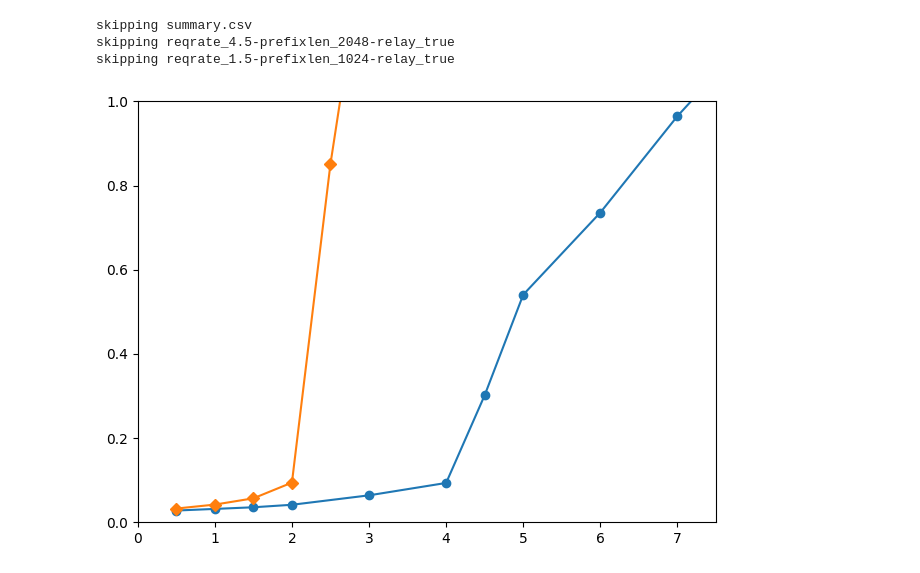
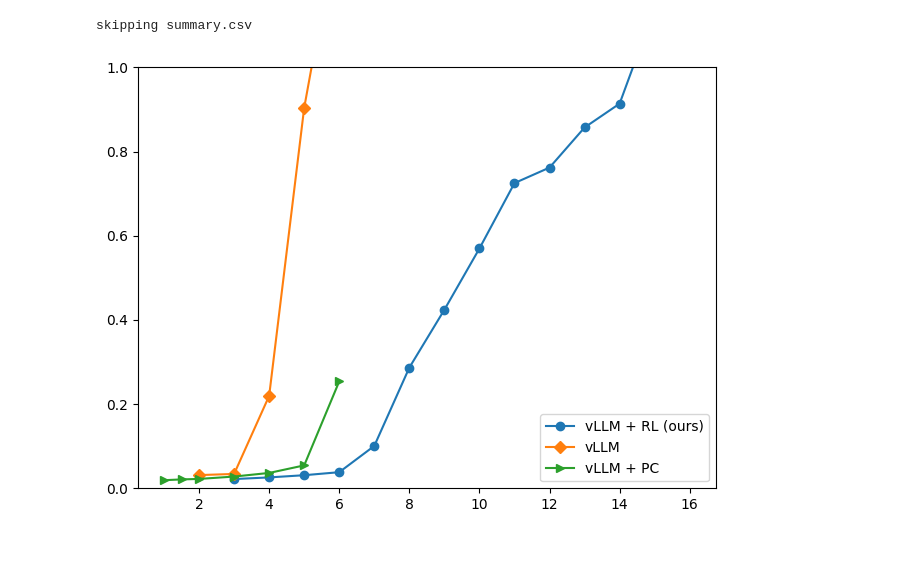
Before and after one commit to rayleizhu/vllm-ra, a Jupyter notebook: _scripts/plot_interactive_bench.ipynb, the cells around one changed output. Drawn from its saved outputs; the diff is of its cells as text; code cells hidden in the pictures.

Commit message:
a100 40g 13b bench

```diff
--- a/_scripts/plot_interactive_bench.ipynb
+++ b/_scripts/plot_interactive_bench.ipynb
@@ -5,7 +5,7 @@ from typing import List
 
 import pandas
 
-benchmark_result_dir = "../outputs/interactive_bench_sharegpt/NVIDIA-A40/Llama-2-7b-hf"
+benchmark_result_dir = "../outputs/interactive_bench_sharegpt/NVIDIA-A100-PCIE-40GB/Llama-2-7b-hf"
 
 all_data = []
 # Loop through the items in the directory
@@ -44,50 +44,52 @@ df = pandas.DataFrame(all_data)
 df.to_csv(os.path.join(benchmark_result_dir, "summary.csv"), index=False)
 # %% [output]
 skipping summary.csv
-skipping reqrate_4.5-prefixlen_2048-relay_true
-skipping reqrate_1.5-prefixlen_1024-relay_true
 # %%
 import matplotlib.pyplot as plt
 import numpy as np
 
 prefixlen_plot = 512
 metric_plot = 'avg_per_output_token_latency'
-line_styles = ['-o', '-D']
-reqrate_plot = [0.5, 1.0, 1.2, 1.5, 2.0, 2.2, 2.4, 2.5, 3.0, 4.0, 4.5, 5.0, 6.0, 7.0, 7.5, 8.0] # set of values
+line_styles = ['-o', '-D', '->']
+# reqrate_plot = [0.5, 1.0, 1.2, 1.5, 2.0, 2.2, 2.4, 2.5, 3.0, 4.0, 4.5, 5.0, 6.0, 7.0, 7.5, 8.0] # set of values
+# reqrate_plot = list(np.linspace(0))
 
 condition = (df['prefixlen']==prefixlen_plot)
 condition_dict = {
     'vLLM + RL (ours)': condition & (df['relay']=='true') ,
-    'vLLM': condition & (df['relay']=='false')
+    'vLLM': condition & (df['relay']=='false'),
+    'vLLM + PC': condition & (df['relay']=='promptcache')
 }
 
 data_dict = {}
 for name, cond in condition_dict.items():
     # print(df)
     # print(df['reqrate'])
     view = df[cond].sort_values('reqrate')
     x = view['reqrate'].to_numpy(dtype=np.float32)
     y = view[metric_plot].to_numpy(dtype=np.float32)
     # print(x)
-    mask = np.in1d(x, reqrate_plot)
+    # mask = np.in1d(x, reqrate_plot)
     # print(mask)
-    data_dict[name] = (x[mask], y[mask])
+    # data_dict[name] = (x[mask], y[mask])
+    data_dict[name] = (x, y)
 
 
 # plt_context = plt.style.context(['light', 'grid'])
 
 import contextlib
 plt_context = contextlib.nullcontext()
 
 
 with plt_context:
     figure, ax = plt.subplots()
     for idx, (label, data) in enumerate(data_dict.items()):
         x, y = data
         ax.plot(x, y, line_styles[idx], label=label)
     ax.set_ylim((0, 1.0))
-    ax.set_xlim((0, 7.5))
+    # ax.set_xlim((0, 7.5))
+plt.legend()
 plt.tight_layout()
 plt.show()
 # %% [output]
-[figure, old version]
+[figure, new version]
```
Also changed, not shown: 2 other files.
